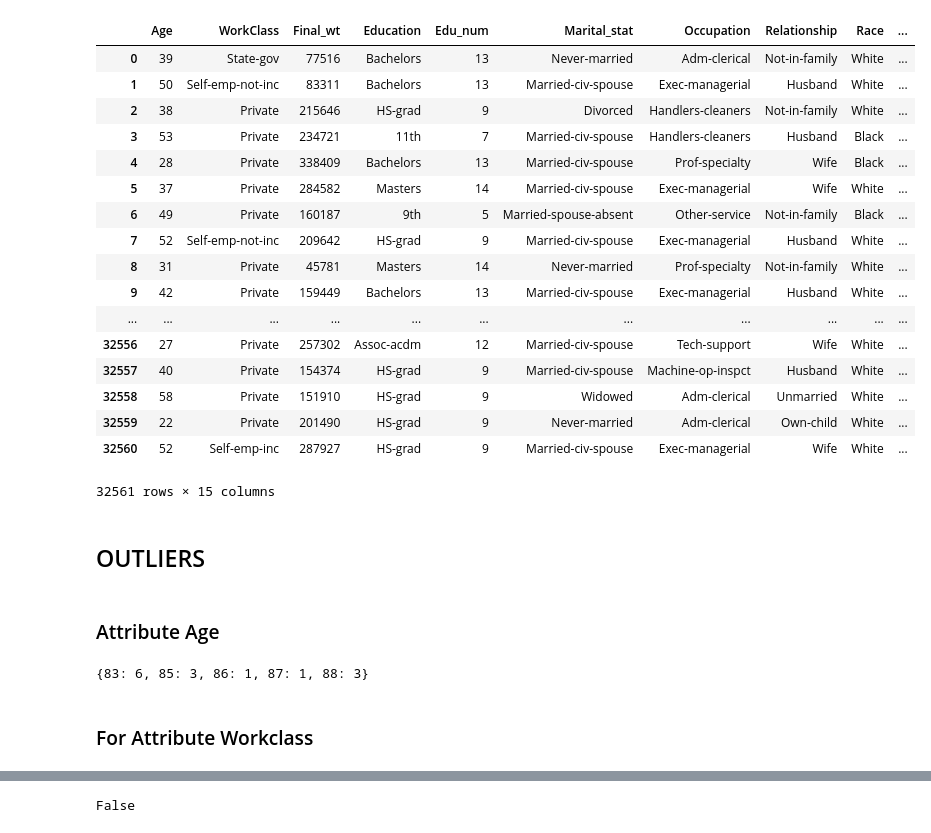
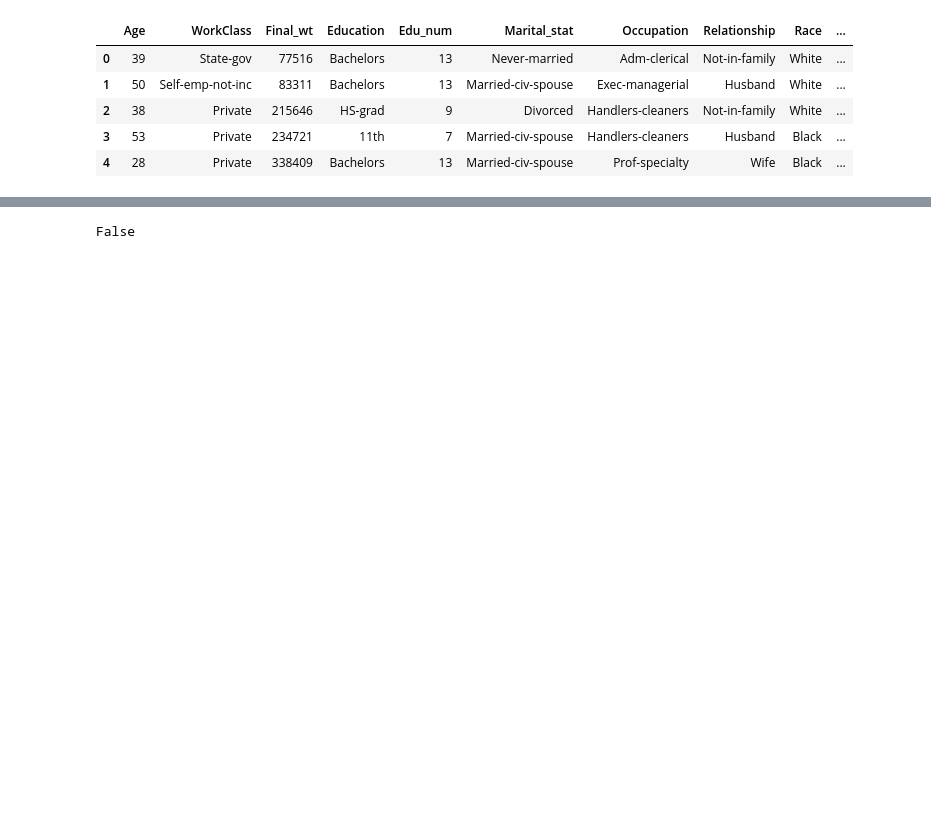
Before and after one commit to juvekaradheesh/Data-Mining, a Jupyter notebook: Income Prediction/PreProcessing.ipynb, the cells around one changed output, grey strips where cells are left out. Drawn from its saved outputs; the diff is of its cells as text; code cells hidden in the pictures; blank space fills up the shorter version.

```diff
--- a/Income Prediction/PreProcessing.ipynb
+++ b/Income Prediction/PreProcessing.ipynb
@@ -10,43 +10,11 @@ import collections
 # %%
 df = pd.read_csv("Dataset/adult.csv")
 df = df.replace(" ",np.nan)
-df
+df.head()
 # %% [output]
 |  | Age | WorkClass | Final_wt | Education | Edu_num | Marital_stat | Occupation | Relationship | Race | ... |
 | 0 | 39 | State-gov | 77516 | Bachelors | 13 | Never-married | Adm-clerical | Not-in-family | White | ... |
 | 1 | 50 | Self-emp-not-inc | 83311 | Bachelors | 13 | Married-civ-spouse | Exec-managerial | Husband | White | ... |
 | 2 | 38 | Private | 215646 | HS-grad | 9 | Divorced | Handlers-cleaners | Not-in-family | White | ... |
 | 3 | 53 | Private | 234721 | 11th | 7 | Married-civ-spouse | Handlers-cleaners | Husband | Black | ... |
 | 4 | 28 | Private | 338409 | Bachelors | 13 | Married-civ-spouse | Prof-specialty | Wife | Black | ... |
-| 5 | 37 | Private | 284582 | Masters | 14 | Married-civ-spouse | Exec-managerial | Wife | White | ... |
-| 6 | 49 | Private | 160187 | 9th | 5 | Married-spouse-absent | Other-service | Not-in-family | Black | ... |
-| 7 | 52 | Self-emp-not-inc | 209642 | HS-grad | 9 | Married-civ-spouse | Exec-managerial | Husband | White | ... |
-| 8 | 31 | Private | 45781 | Masters | 14 | Never-married | Prof-specialty | Not-in-family | White | ... |
-| 9 | 42 | Private | 159449 | Bachelors | 13 | Married-civ-spouse | Exec-managerial | Husband | White | ... |
-| ... | ... | ... | ... | ... | ... | ... | ... | ... | ... | ... |
-| 32556 | 27 | Private | 257302 | Assoc-acdm | 12 | Married-civ-spouse | Tech-support | Wife | White | ... |
-| 32557 | 40 | Private | 154374 | HS-grad | 9 | Married-civ-spouse | Machine-op-inspct | Husband | White | ... |
-| 32558 | 58 | Private | 151910 | HS-grad | 9 | Widowed | Adm-clerical | Unmarried | White | ... |
-| 32559 | 22 | Private | 201490 | HS-grad | 9 | Never-married | Adm-clerical | Own-child | White | ... |
-| 32560 | 52 | Self-emp-inc | 287927 | HS-grad | 9 | Married-civ-spouse | Exec-managerial | Wife | White | ... |
-32561 rows × 15 columns
-# %% [markdown]
-## OUTLIERS
-# %% [markdown]
-### Attribute Age
-# %%
-##For attribute Age, we consider persons with frequency(or count) of less than 10 for a particular age as outliers
-
-df_temp = df.groupby('Age')["Education"].count()
-dicts = {}
-for index_val, series_val in df_temp.iteritems():
-    if series_val < 10:
-        dicts[index_val] = series_val
-print(dicts)
-###You just need to remove tuples from main dataframe with age equal to key in dictionary
-# for key, value in dicts.items():
-#     print(key, value)
-# %% [output]
-{83: 6, 85: 3, 86: 1, 87: 1, 88: 3}
-# %% [markdown]
-### For Attribute Workclass
```
Also changed, not shown: parts of 123 cells of this notebook.
